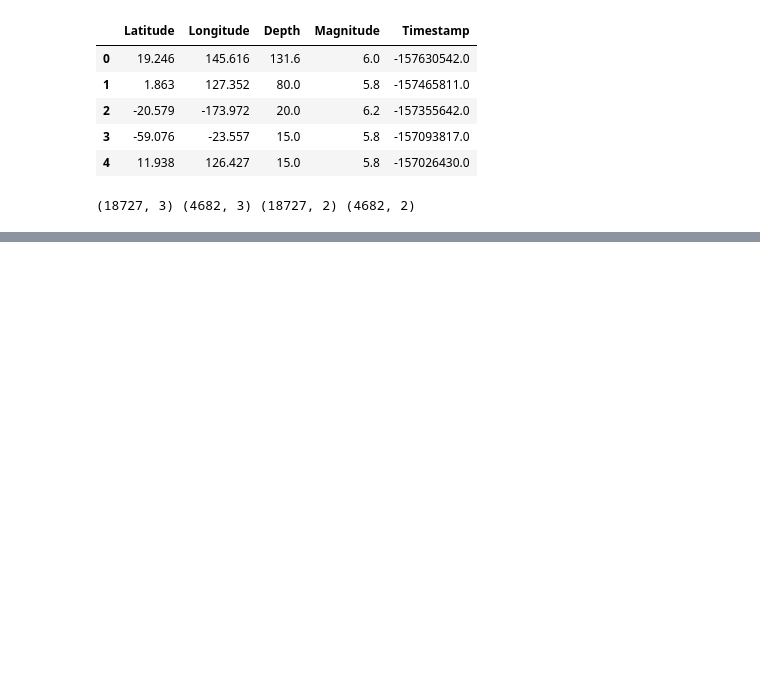
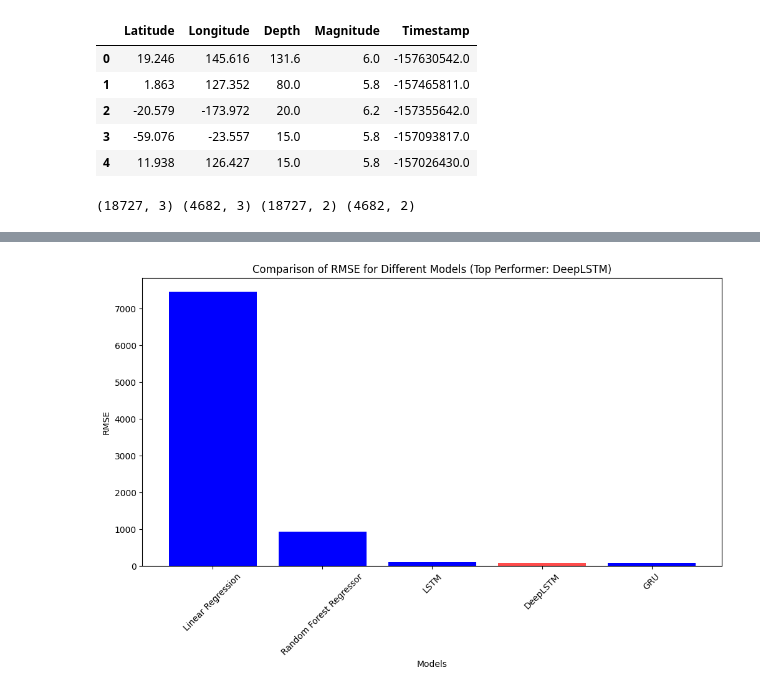
Before and after one commit to nomanmehar5/PREDICTION-OF-EARTH-QUAKE-FYP, a Jupyter notebook: FYP_PREDICTION_OF_EARTH_QUAKE.ipynb, the cells around one changed output, grey strips where cells are left out. Cells and saved outputs as stored; diff of their text form; code cells hidden in the pictures; blank space fills up the shorter version.

```diff
--- a/FYP_PREDICTION_OF_EARTH_QUAKE.ipynb
+++ b/FYP_PREDICTION_OF_EARTH_QUAKE.ipynb
@@ -401,0 +403,23 @@ MAE Score:  40.16915336464224
+# %%
+import matplotlib.pyplot as plt
+
+models = ["Linear Regression", "Random Forest Regressor", "LSTM", "DeepLSTM", "GRU"]
+rmse = [7452.97, 933.95, 100.66, 93.03, 93.03]
+
+# Find the index of the top performer (DeepLSTM)
+top_performer_index = models.index("DeepLSTM")
+
+# Create a list of colors, with 'red' for the top performer and 'blue' for others
+colors = ['red' if i == top_performer_index else 'blue' for i in range(len(models))]
+
+# Create a bar chart with a larger bar for the top performer
+plt.figure(figsize=(12, 6))  # Adjust the figure size as needed
+bars = plt.bar(models, rmse, color=colors)
+bars[top_performer_index].set_alpha(0.7)  # Make the top performer's bar slightly transparent
+plt.xlabel("Models")
+plt.ylabel("RMSE")
+plt.title("Comparison of RMSE for Different Models (Top Performer: DeepLSTM)")
+plt.xticks(rotation=45)
+plt.show()
+# %% [output]
+[figure, added]
```
Also changed, not shown: parts of 4 cells of this notebook.
